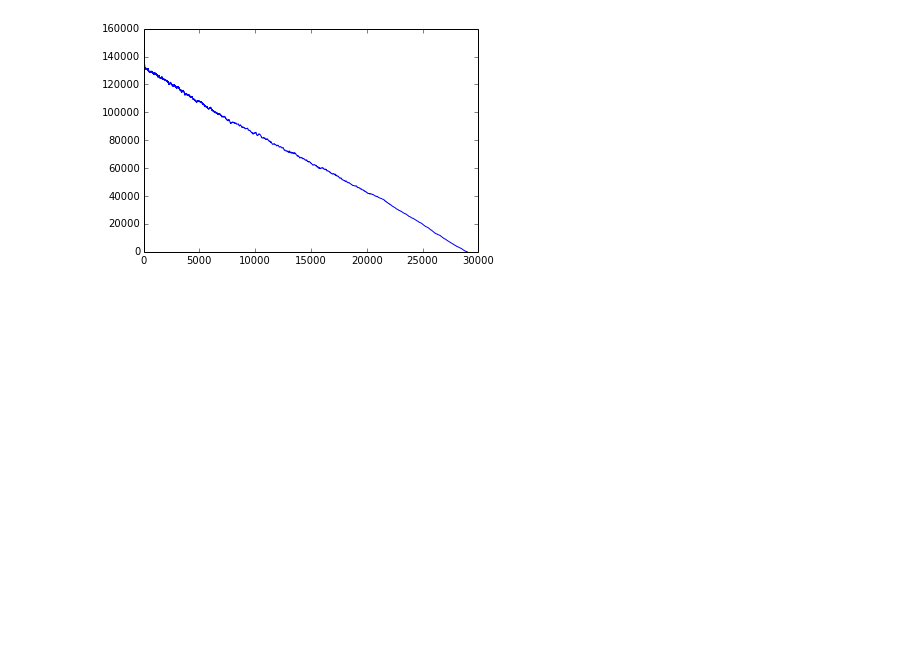
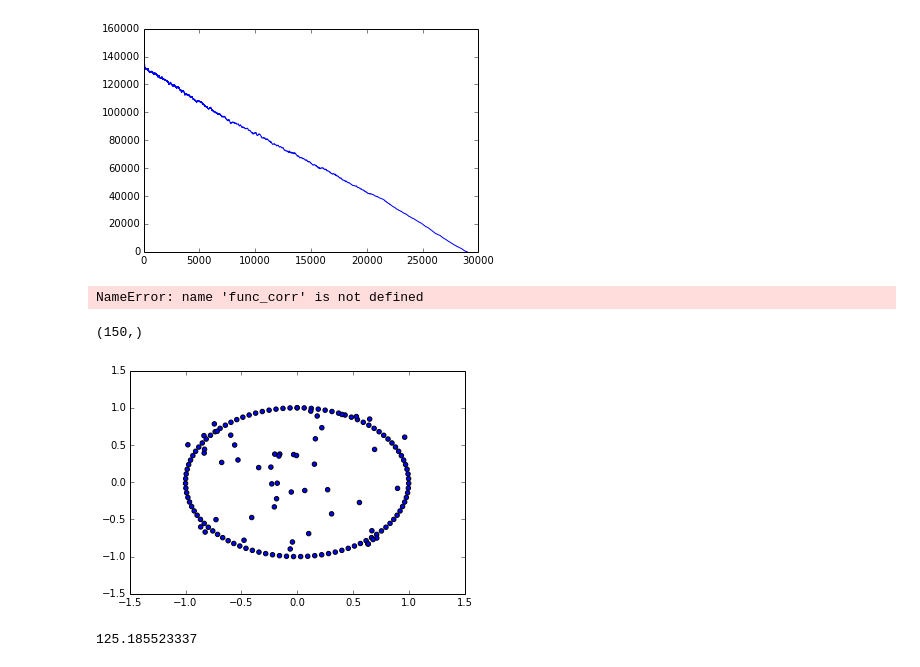
Before and after one commit to rudymmreina/homeworks_compu_methods, a Jupyter notebook: tarea_5/punto_2.ipynb, the cells around one changed output. Cells and saved outputs as stored; diff of their text form; code cells hidden in the pictures; blank space fills up the shorter version.

```diff
--- a/tarea_5/punto_2.ipynb
+++ b/tarea_5/punto_2.ipynb
@@ -44,3 +43,45 @@ plot(func_corr)
 [figure]
 # %%
 fft_r = fft(func_corr)
+plot(fft_r)
+# %% [output]
+NameError: name 'func_corr' is not defined
+# %%
+# problema simplificadp
+
+
+R=1
+theta=linspace(0, 2*pi, 100)
+x=R*sin(theta)
+y=R*cos(theta)
+
+r1=2*random.random(50)-1
+r2=2*random.random(50)-1
+x1=np.concatenate([x,r1])
+y1=np.concatenate([y,r2])
+
+scatter(x1,y1) #imprimiendo puntos
+
+
+print shape(x1)
+# %% [output]
+(150,)
+[figure, added]
+# %%
+#calculando la funcion de correlacion
+
+#primero transformando de coordenadas cartesianas a polar
+
+radio_2=[]
+for i in range(150):
+    r=math.sqrt((x1[i])**2+(y1[i])**2)
+    radio_2.append(r)
+
+rho_2=[]
+for i in range(149):
+        p=radio_2[i]*radio_2[i+1]
+        rho_2.append(p)
+Rho=sum(rho_2)
+print Rho
+# %% [output]
+125.185523337
```
Also changed, not shown: parts of 2 cells of this notebook.
